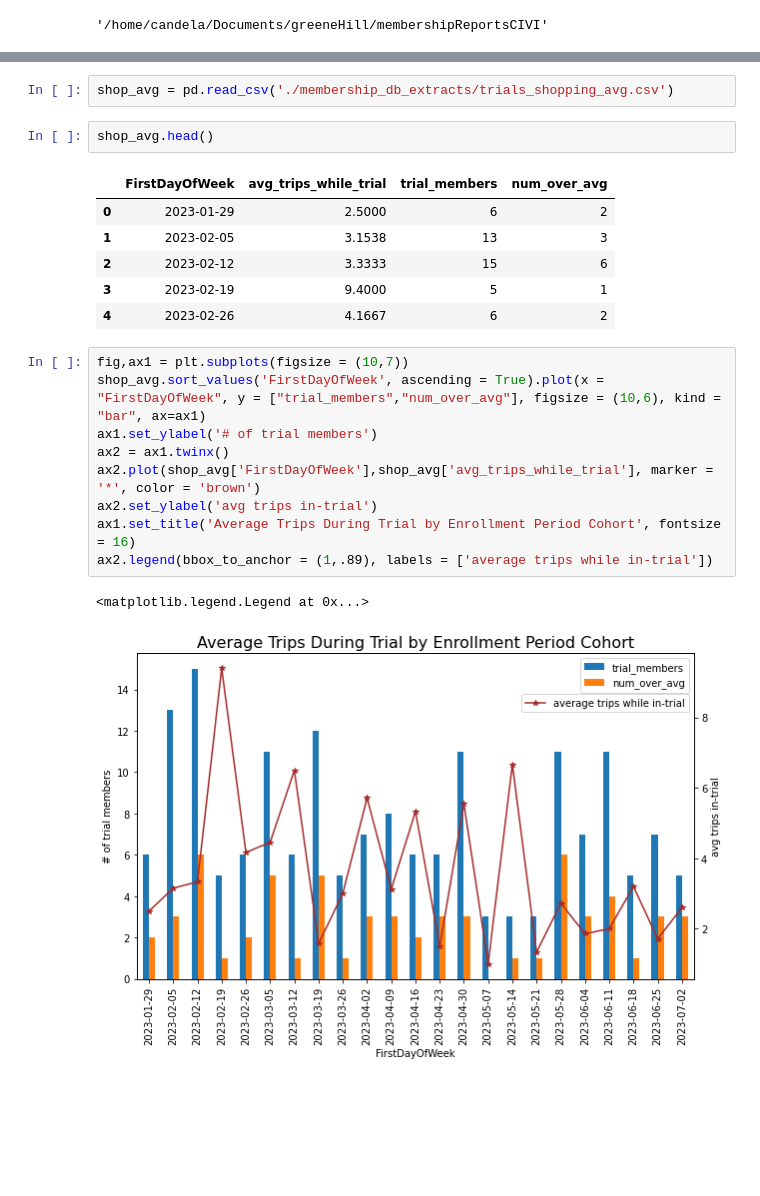
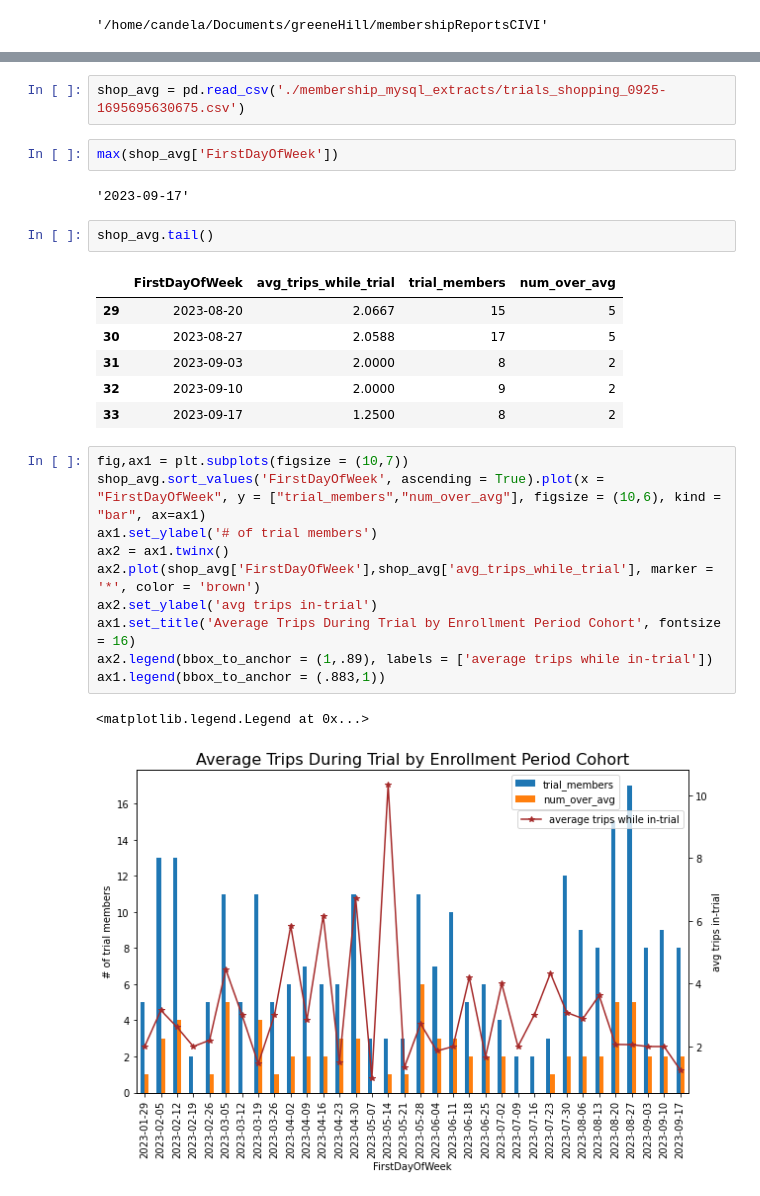
Before and after one commit to calleja/greeneHill, a Jupyter notebook: membership_db_interact.ipynb, the cells around one changed output, grey strips where cells are left out. Drawn from its saved outputs; the diff is of its cells as text; blank space fills up the shorter version.

```diff
--- a/membership_db_interact.ipynb
+++ b/membership_db_interact.ipynb
@@ -133,23 +155,28 @@ os.getcwd()
 # %%
-shop_avg = pd.read_csv('./membership_db_extracts/trials_shopping_avg.csv')
+shop_avg = pd.read_csv('./membership_mysql_extracts/trials_shopping_0925-1695695630675.csv')
+# %%
+max(shop_avg['FirstDayOfWeek'])
+# %% [output]
+'2023-09-17'
 # %%
-shop_avg.head()
+shop_avg.tail()
 # %% [output]
 |  | FirstDayOfWeek | avg_trips_while_trial | trial_members | num_over_avg |
-| 0 | 2023-01-29 | 2.5000 | 6 | 2 |
-| 1 | 2023-02-05 | 3.1538 | 13 | 3 |
-| 2 | 2023-02-12 | 3.3333 | 15 | 6 |
-| 3 | 2023-02-19 | 9.4000 | 5 | 1 |
-| 4 | 2023-02-26 | 4.1667 | 6 | 2 |
+| 29 | 2023-08-20 | 2.0667 | 15 | 5 |
+| 30 | 2023-08-27 | 2.0588 | 17 | 5 |
+| 31 | 2023-09-03 | 2.0000 | 8 | 2 |
+| 32 | 2023-09-10 | 2.0000 | 9 | 2 |
+| 33 | 2023-09-17 | 1.2500 | 8 | 2 |
 # %%
 fig,ax1 = plt.subplots(figsize = (10,7))
 shop_avg.sort_values('FirstDayOfWeek', ascending = True).plot(x = "FirstDayOfWeek", y = ["trial_members","num_over_avg"], figsize = (10,6), kind = "bar", ax=ax1)
 ax1.set_ylabel('# of trial members')
 ax2 = ax1.twinx()
 ax2.plot(shop_avg['FirstDayOfWeek'],shop_avg['avg_trips_while_trial'], marker = '*', color = 'brown')
 ax2.set_ylabel('avg trips in-trial')
 ax1.set_title('Average Trips During Trial by Enrollment Period Cohort', fontsize = 16)
 ax2.legend(bbox_to_anchor = (1,.89), labels = ['average trips while in-trial'])
+ax1.legend(bbox_to_anchor = (.883,1))
 # %% [output]
 <matplotlib.legend.Legend at 0x...>
-[figure, old version]
+[figure, new version]
```
Also changed, not shown: parts of 8 cells of this notebook, 7 other files.
